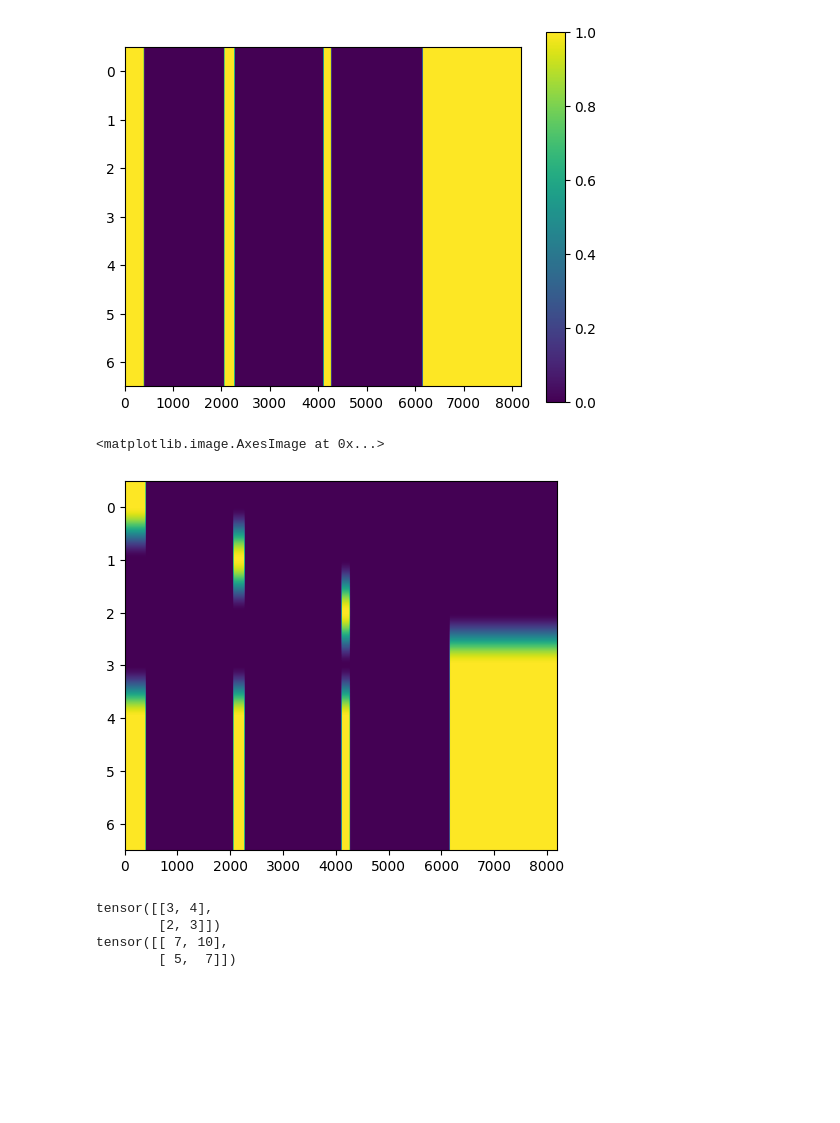
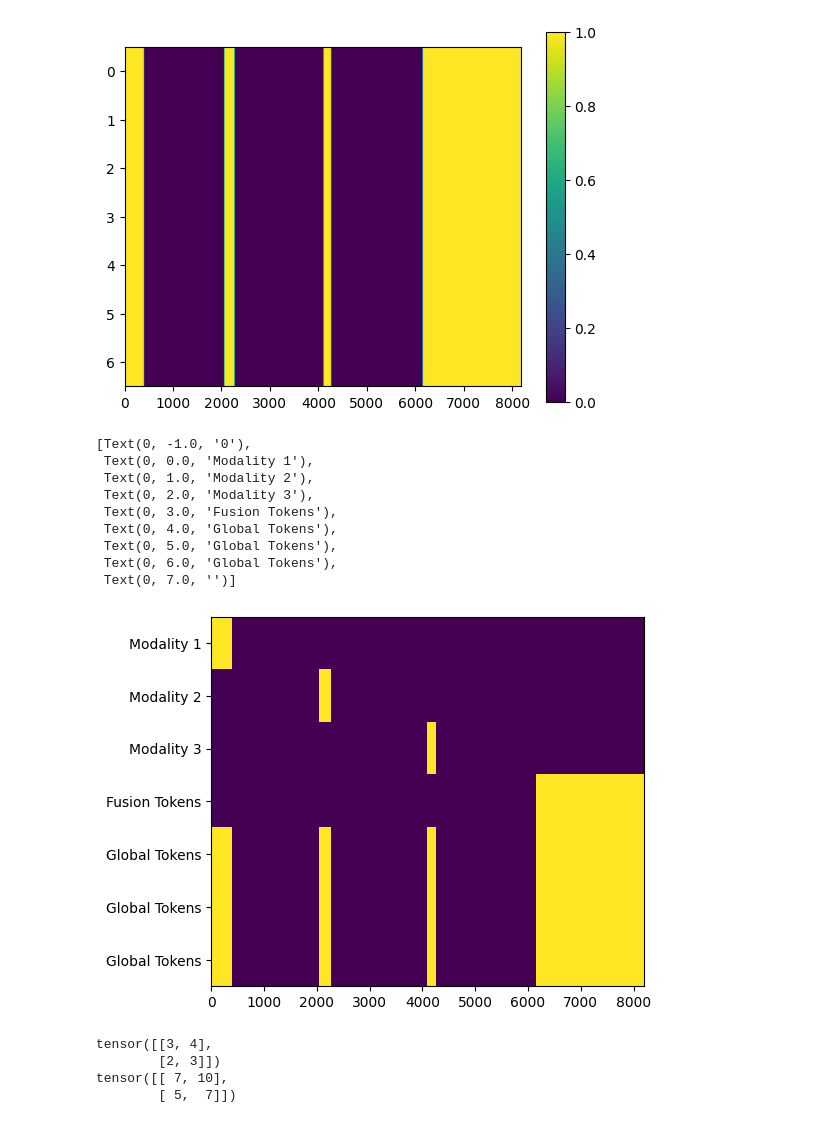
Before and after one commit to josiahbjorgaard/mca-paper, a Jupyter notebook: ModelPrototyping.ipynb, the cells around one changed output. Saved outputs shown, nothing was run; the diff lists cells and outputs as text; code cells hidden in the pictures; blank space fills up the shorter version.

```diff
--- a/ModelPrototyping.ipynb
+++ b/ModelPrototyping.ipynb
@@ -571,12 +618,24 @@ plt.colorbar()
 torch.Size([4, 7, 8192])
 <matplotlib.colorbar.Colorbar at 0x...>
 [figure]
-# %%
-pool_mask = pool_mask * padding_mask
-plt.imshow(pool_mask[0], aspect=1000)
-# %% [output]
-<matplotlib.image.AxesImage at 0x...>
-[figure, removed]
+# %%
+pool_mask = pool_mask * padding_mask
+ax = plt.subplot(1,1,1)
+im = ax.imshow(pool_mask[0], aspect=1000, interpolation='none')
+#labels = [item.get_text() for item in ax.get_xticklabels()]
+labels = ['0','Modality 1','Modality 2','Modality 3','Fusion Tokens','Global Tokens','Global Tokens','Global Tokens']
+ax.set_yticklabels(labels)
+# %% [output]
+[Text(0, -1.0, '0'),
+ Text(0, 0.0, 'Modality 1'),
+ Text(0, 1.0, 'Modality 2'),
+ Text(0, 2.0, 'Modality 3'),
+ Text(0, 3.0, 'Fusion Tokens'),
+ Text(0, 4.0, 'Global Tokens'),
+ Text(0, 5.0, 'Global Tokens'),
+ Text(0, 6.0, 'Global Tokens'),
+ Text(0, 7.0, '')]
+[figure, added]
 # %%
 q=torch.tensor([[1,2],
                 [1,1]])
```
Also changed, not shown: parts of 18 cells of this notebook, 2 other files.
